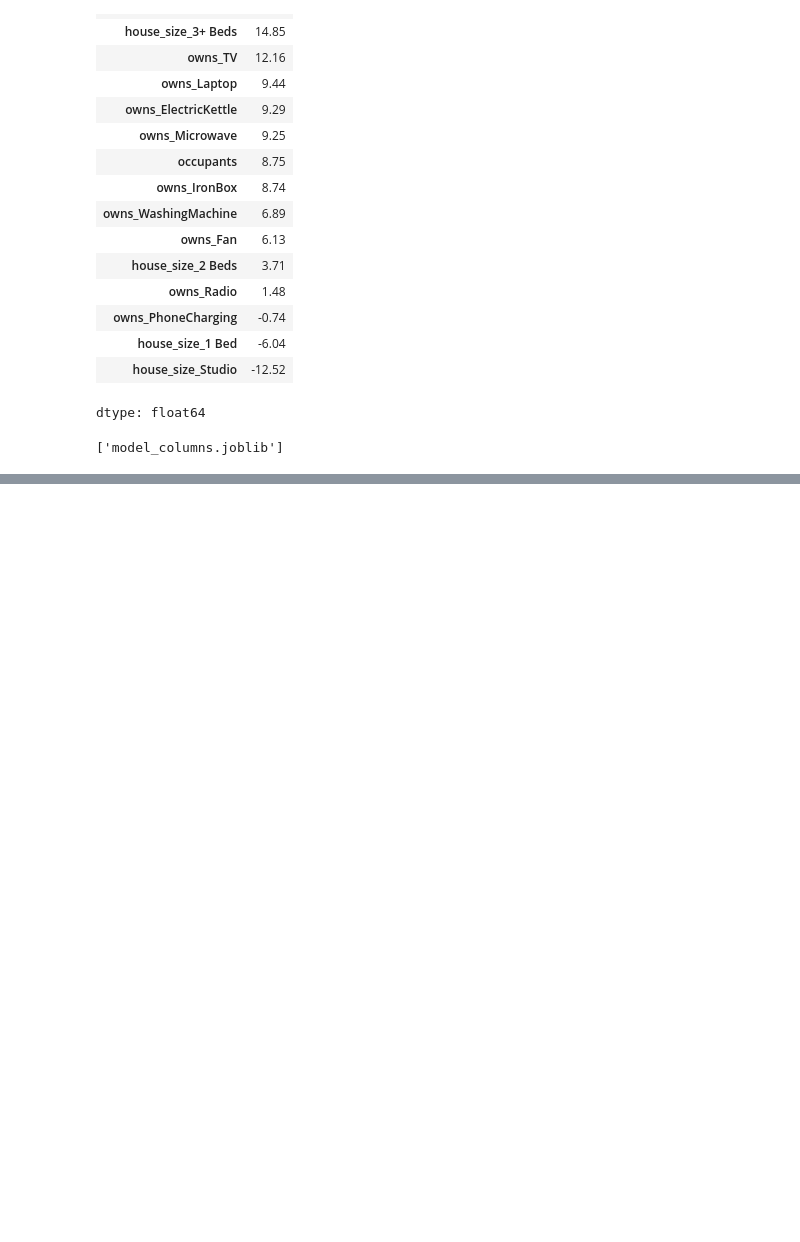
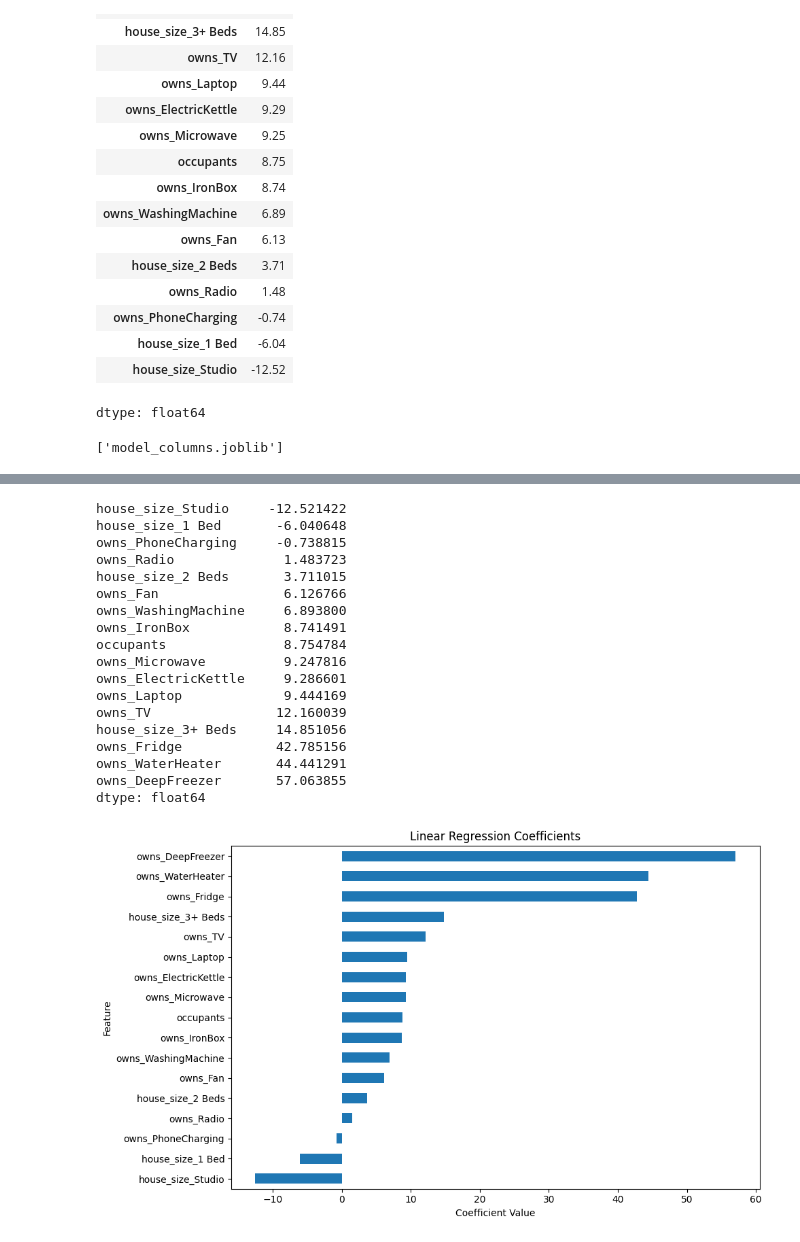
Before and after one commit to codewith-briankikuvi/SemProject_MLEngine, a Jupyter notebook: Data from Training/model_training.ipynb, the cells around one changed output, grey strips where cells are left out. Drawn from its saved outputs; the diff is of its cells as text; code cells hidden in the pictures; blank space fills up the shorter version.

```diff
--- a/Data from Training/model_training.ipynb
+++ b/Data from Training/model_training.ipynb
@@ -104,0 +227,43 @@ joblib.dump(list(X.columns), "model_columns.joblib")
+# %%
+# COEFFICIENT ANALYSIS
+
+
+import pandas as pd
+
+weights = pd.Series(
+    best.coef_,
+    index=X.columns
+).sort_values()
+
+print(weights)
+
+plt.figure(figsize=(10,6))
+
+weights.plot(kind='barh')
+
+plt.title("Linear Regression Coefficients")
+plt.xlabel("Coefficient Value")
+plt.ylabel("Feature")
+
+plt.tight_layout()
+plt.show()
+# %% [output]
+house_size_Studio     -12.521422
+house_size_1 Bed       -6.040648
+owns_PhoneCharging     -0.738815
+owns_Radio              1.483723
+house_size_2 Beds       3.711015
+owns_Fan                6.126766
+owns_WashingMachine     6.893800
+owns_IronBox            8.741491
+occupants               8.754784
+owns_Microwave          9.247816
+owns_ElectricKettle     9.286601
+owns_Laptop             9.444169
+owns_TV                12.160039
+house_size_3+ Beds     14.851056
+owns_Fridge            42.785156
+owns_WaterHeater       44.441291
+owns_DeepFreezer       57.063855
+dtype: float64
+[figure, added]
```
Also changed, not shown: parts of 6 cells of this notebook.
